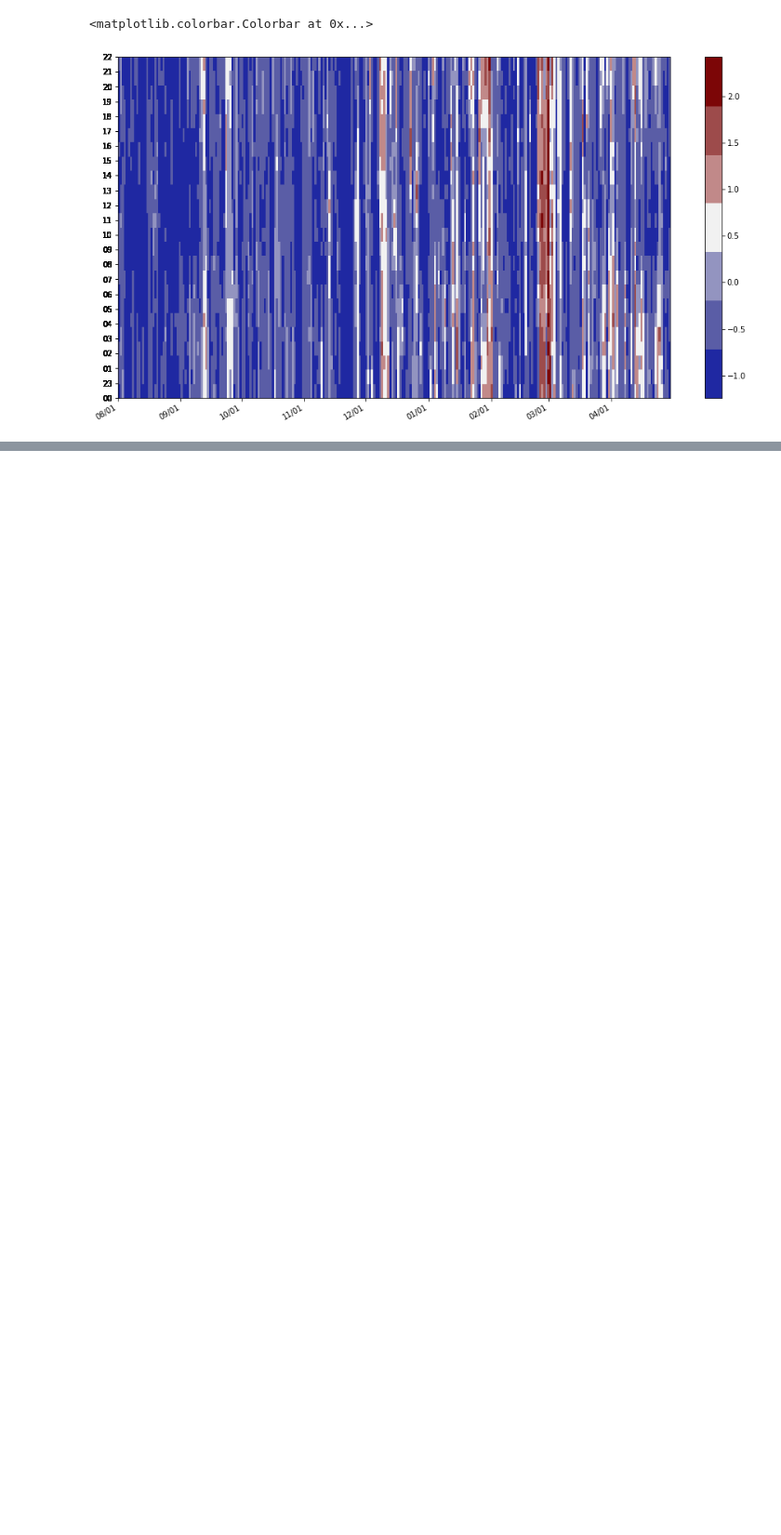
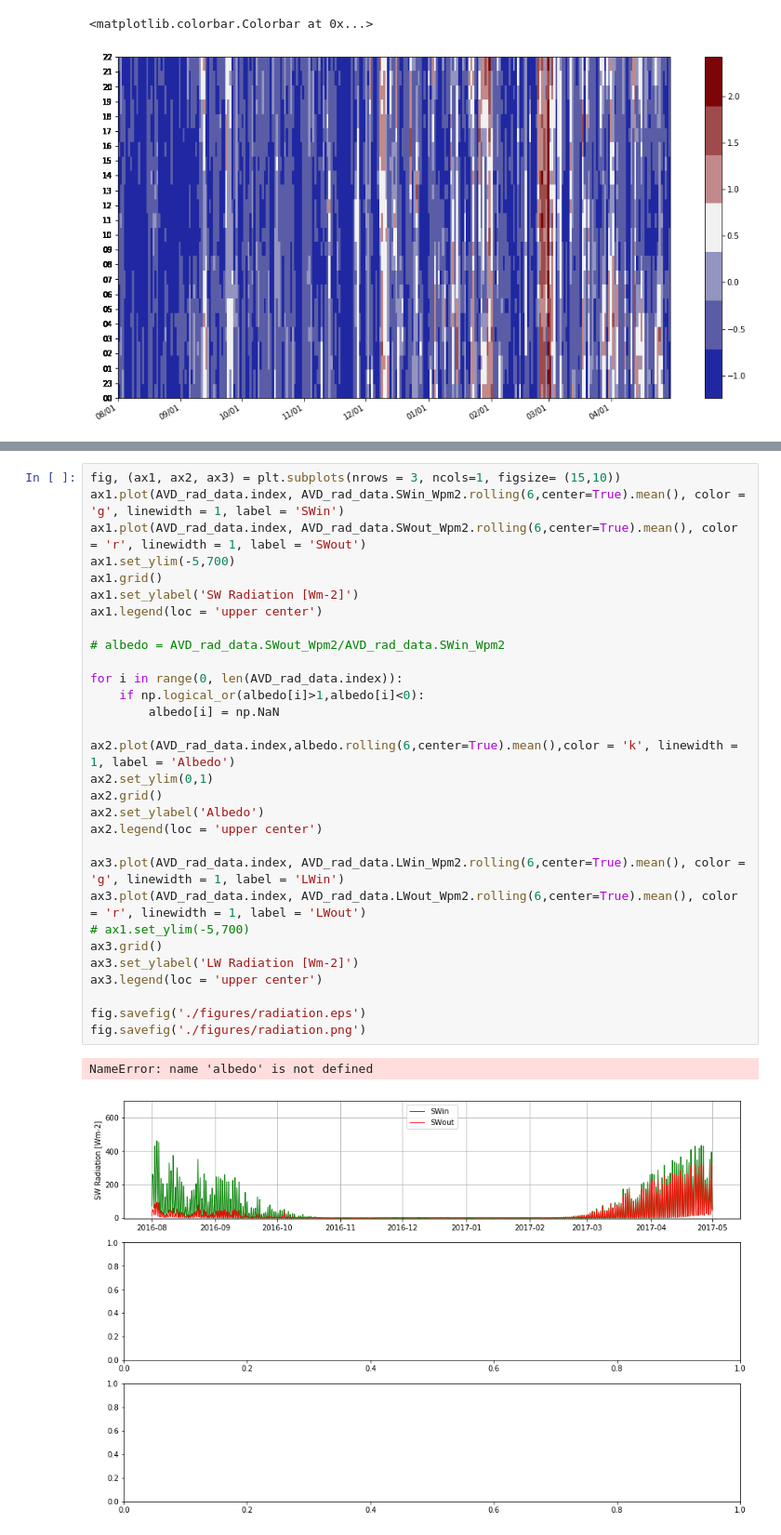
Before and after one commit to VroniH/MASvalSnowP, a Jupyter notebook: MA_figures_chap3_1.ipynb, the cells around one changed output, grey strips where cells are left out. Shown at 93% size. Cells and saved outputs as stored; diff of their text form; blank space fills up the shorter version.

```diff
--- a/MA_figures_chap3_1.ipynb
+++ b/MA_figures_chap3_1.ipynb
@@ -250,0 +318,33 @@ plt.colorbar(pl)
+# %%
+fig, (ax1, ax2, ax3) = plt.subplots(nrows = 3, ncols=1, figsize= (15,10))
+ax1.plot(AVD_rad_data.index, AVD_rad_data.SWin_Wpm2.rolling(6,center=True).mean(), color = 'g', linewidth = 1, label = 'SWin')
+ax1.plot(AVD_rad_data.index, AVD_rad_data.SWout_Wpm2.rolling(6,center=True).mean(), color = 'r', linewidth = 1, label = 'SWout')
+ax1.set_ylim(-5,700)
+ax1.grid()
+ax1.set_ylabel('SW Radiation [Wm-2]')
+ax1.legend(loc = 'upper center')
+
+# albedo = AVD_rad_data.SWout_Wpm2/AVD_rad_data.SWin_Wpm2
+
+for i in range(0, len(AVD_rad_data.index)):
+	if np.logical_or(albedo[i]>1,albedo[i]<0):
+		albedo[i] = np.NaN
+
+ax2.plot(AVD_rad_data.index,albedo.rolling(6,center=True).mean(),color = 'k', linewidth = 1, label = 'Albedo')
+ax2.set_ylim(0,1)
+ax2.grid()
+ax2.set_ylabel('Albedo')
+ax2.legend(loc = 'upper center')
+
+ax3.plot(AVD_rad_data.index, AVD_rad_data.LWin_Wpm2.rolling(6,center=True).mean(), color = 'g', linewidth = 1, label = 'LWin')
+ax3.plot(AVD_rad_data.index, AVD_rad_data.LWout_Wpm2.rolling(6,center=True).mean(), color = 'r', linewidth = 1, label = 'LWout')
+# ax1.set_ylim(-5,700)
+ax3.grid()
+ax3.set_ylabel('LW Radiation [Wm-2]')
+ax3.legend(loc = 'upper center')
+
+fig.savefig('./figures/radiation.eps')
+fig.savefig('./figures/radiation.png')
+# %% [output]
+NameError: name 'albedo' is not defined
+[figure, added]
```
Also changed, not shown: parts of 4 cells of this notebook, 43 other files.
